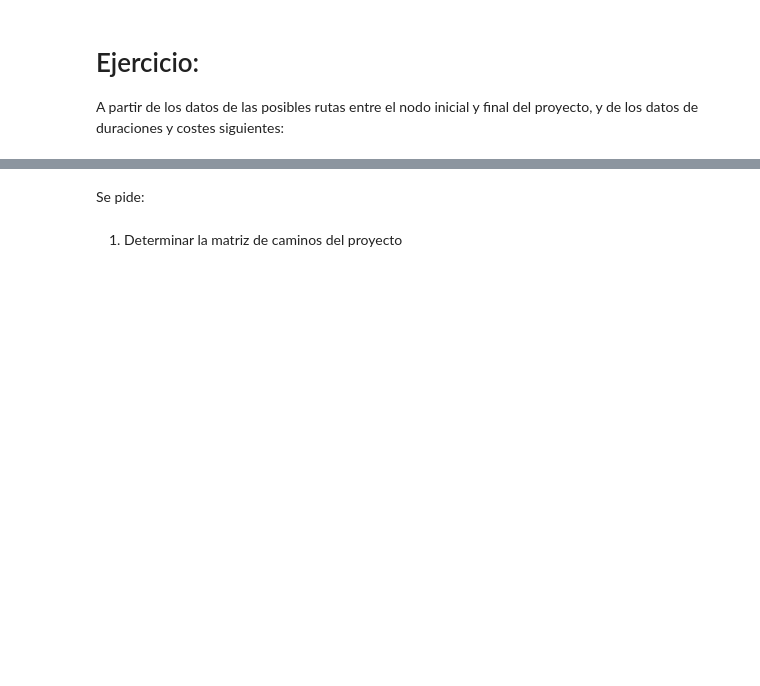
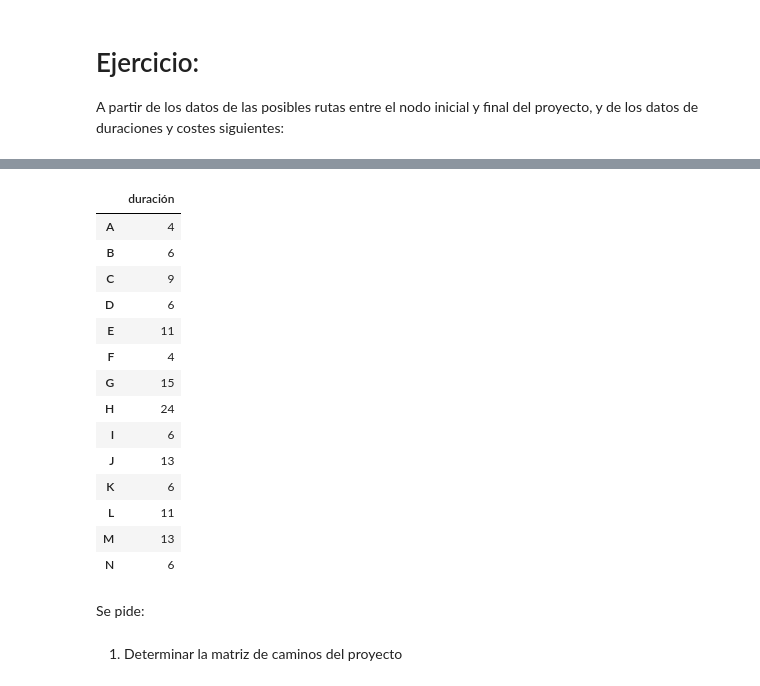
Before and after one commit to mcasl/pmULE, a Jupyter notebook: notebooks/Ejercicio_24.ipynb, the cells around one changed output, grey strips where cells are left out. Cells and saved outputs as stored; diff of their text form; code cells hidden in the pictures; blank space fills up the shorter version.

```diff
--- a/notebooks/Ejercicio_24.ipynb
+++ b/notebooks/Ejercicio_24.ipynb
@@ -76,3 +116,23 @@ rutas
+# %%
+#| tbl-cap: "Duración de las actividades del proyecto"
+#| label: tbl-datosDuraciones
+pd.Series(duraciones).to_frame(name='duración')
+# %% [output]
+|  | duración |
+| A | 4 |
+| B | 6 |
+| C | 9 |
+| D | 6 |
+| E | 11 |
+| F | 4 |
+| G | 15 |
+| H | 24 |
+| I | 6 |
+| J | 13 |
+| K | 6 |
+| L | 11 |
+| M | 13 |
+| N | 6 |
 # %% [markdown]
 Se pide:
 # %%
```
Also changed, not shown: parts of 18 cells of this notebook, 2 other files.
